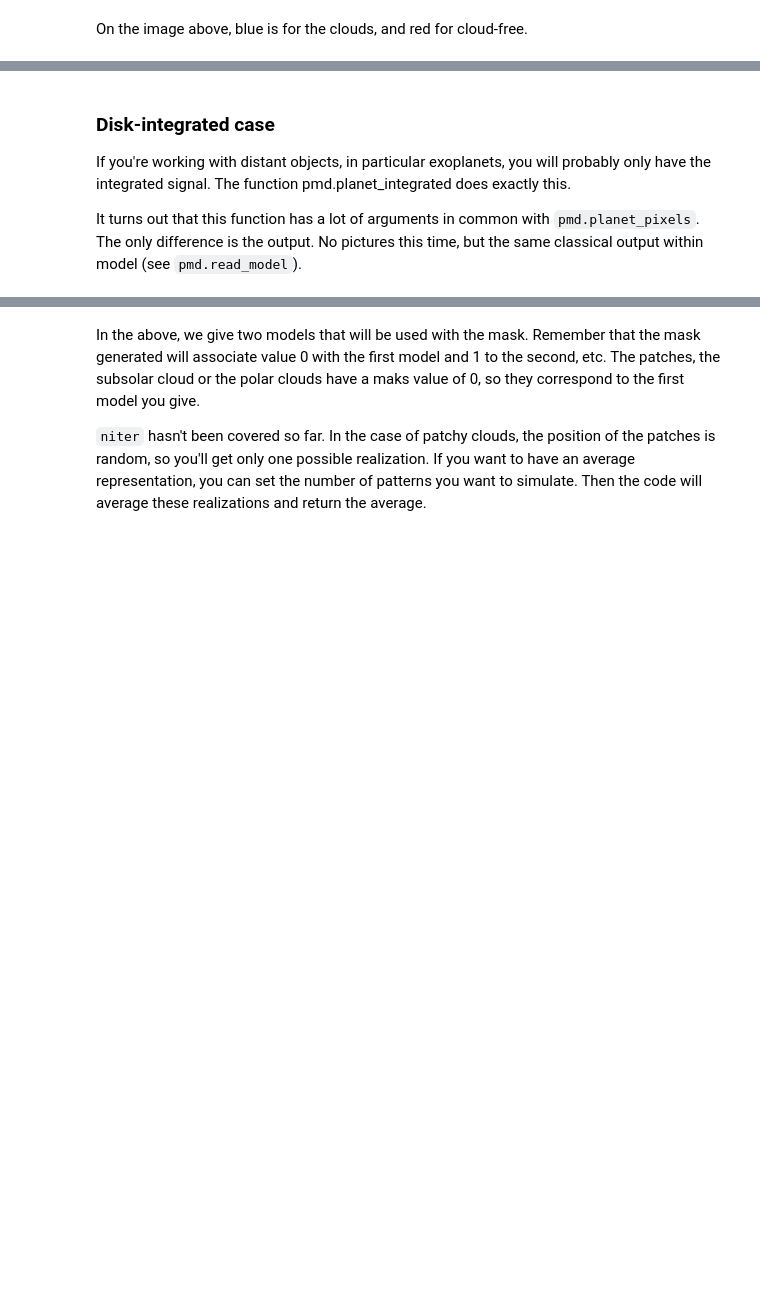
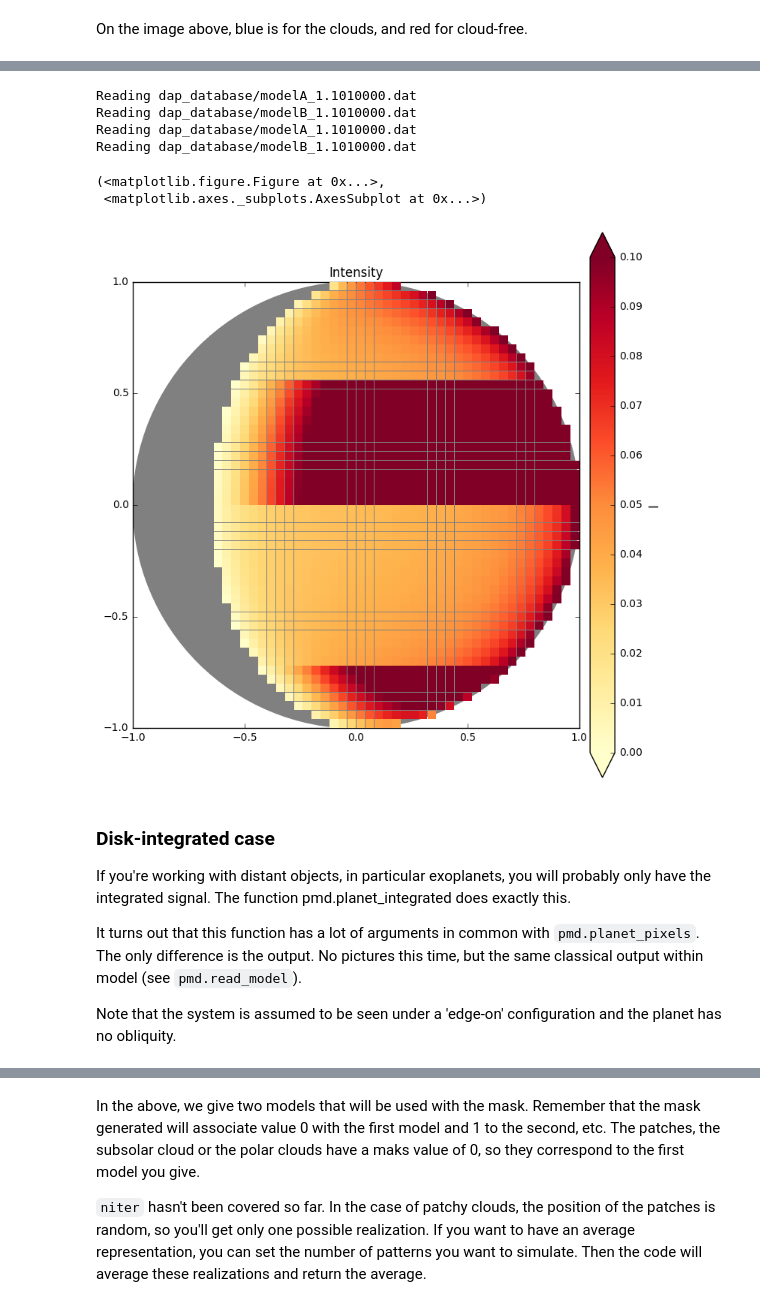
Before and after one commit to gouravmahapatra/pymiedap, a Jupyter notebook: pymiedap_tutorial.ipynb, the cells around one changed output, grey strips where cells are left out. Drawn from its saved outputs; the diff is of its cells as text; code cells hidden in the pictures; blank space fills up the shorter version.

```diff
--- a/pymiedap_tutorial.ipynb
+++ b/pymiedap_tutorial.ipynb
@@ -719,7 +739,20 @@ Reading dap_database/modelB_1.1010000.dat
+# %%
+pmd.planet_pixels([model,modelB,model,modelB], npix=50, patchy=False, bands=True, bands_lats=[-90,-45,0,35,90], alpha=[50], force=False, output_names=['A','B','A','B'])
+pmd.plot_pixels(model, stokes='I', phase_idx=0, vmin=0, vmax=0.1, title='Intensity', cmap='YlOrRd')
+# %% [output]
+Reading dap_database/modelA_1.1010000.dat
+Reading dap_database/modelB_1.1010000.dat
+Reading dap_database/modelA_1.1010000.dat
+Reading dap_database/modelB_1.1010000.dat
+(<matplotlib.figure.Figure at 0x...>,
+ <matplotlib.axes._subplots.AxesSubplot at 0x...>)
+[figure, added]
 # %% [markdown]
 ### Disk-integrated case
 
 If you're working with distant objects, in particular exoplanets, you will probably only have the integrated signal. The function pmd.planet_integrated does exactly this.
 
 It turns out that this function has a lot of arguments in common with `pmd.planet_pixels`. The only difference is the output. No pictures this time, but the same classical output within model (see `pmd.read_model`).
+
+Note that the system is assumed to be seen under a 'edge-on' configuration and the planet has no obliquity.
 # %%
```
Also changed, not shown: parts of 31 cells of this notebook.
